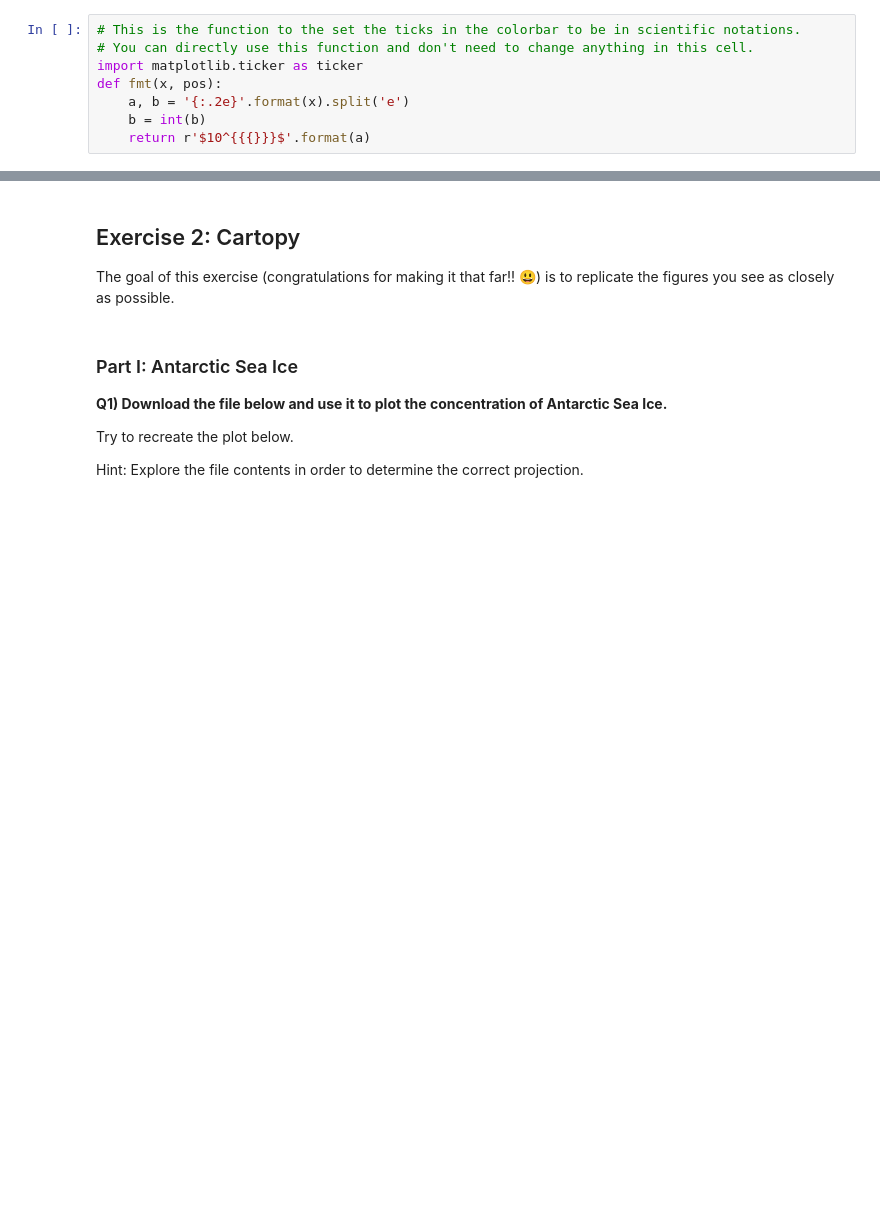
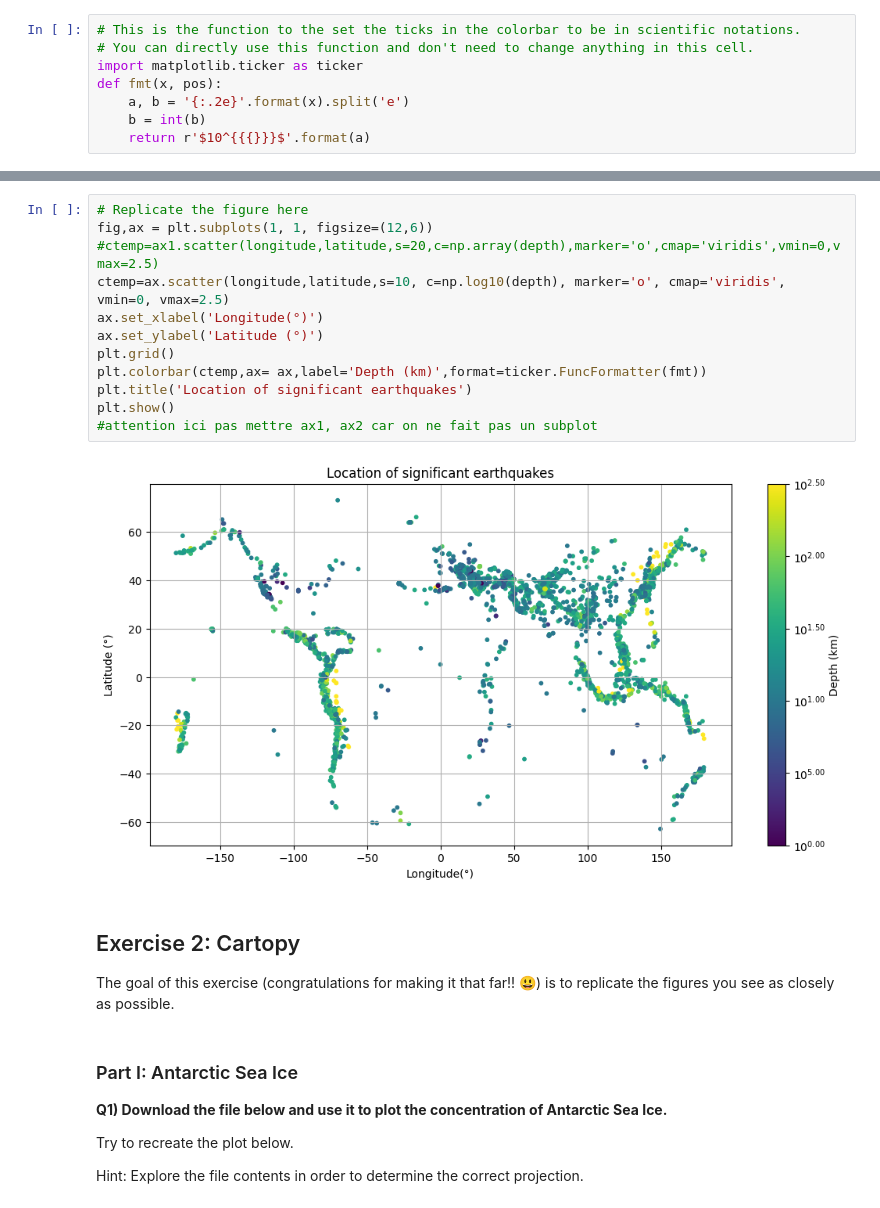
Before and after one commit to lynnbauerm/2025_Intro_Python, a Jupyter notebook: notebook/W2_S2.ipynb, the cells around one changed output, grey strips where cells are left out. Cells and saved outputs as stored; diff of their text form; blank space fills up the shorter version.

```diff
--- a/notebook/W2_S2.ipynb
+++ b/notebook/W2_S2.ipynb
@@ -147,3 +170,17 @@ plt.show()
+# %%
+# Replicate the figure here
+fig,ax = plt.subplots(1, 1, figsize=(12,6))
+#ctemp=ax1.scatter(longitude,latitude,s=20,c=np.array(depth),marker='o',cmap='viridis',vmin=0,vmax=2.5)
+ctemp=ax.scatter(longitude,latitude,s=10, c=np.log10(depth), marker='o', cmap='viridis', vmin=0, vmax=2.5)
+ax.set_xlabel('Longitude(°)')
+ax.set_ylabel('Latitude (°)')
+plt.grid()
+plt.colorbar(ctemp,ax= ax,label='Depth (km)',format=ticker.FuncFormatter(fmt))
+plt.title('Location of significant earthquakes')
+plt.show()
+#attention ici pas mettre ax1, ax2 car on ne fait pas un subplot
+# %% [output]
+[figure, added]
 # %% [markdown]
 ## Exercise 2: Cartopy
 
```
Also changed, not shown: parts of 7 cells of this notebook.
